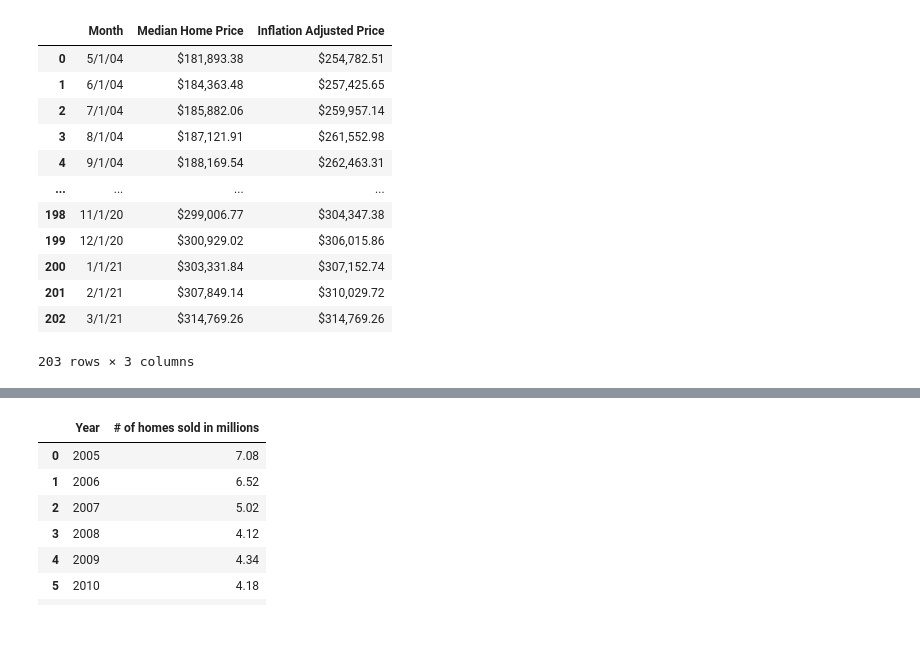
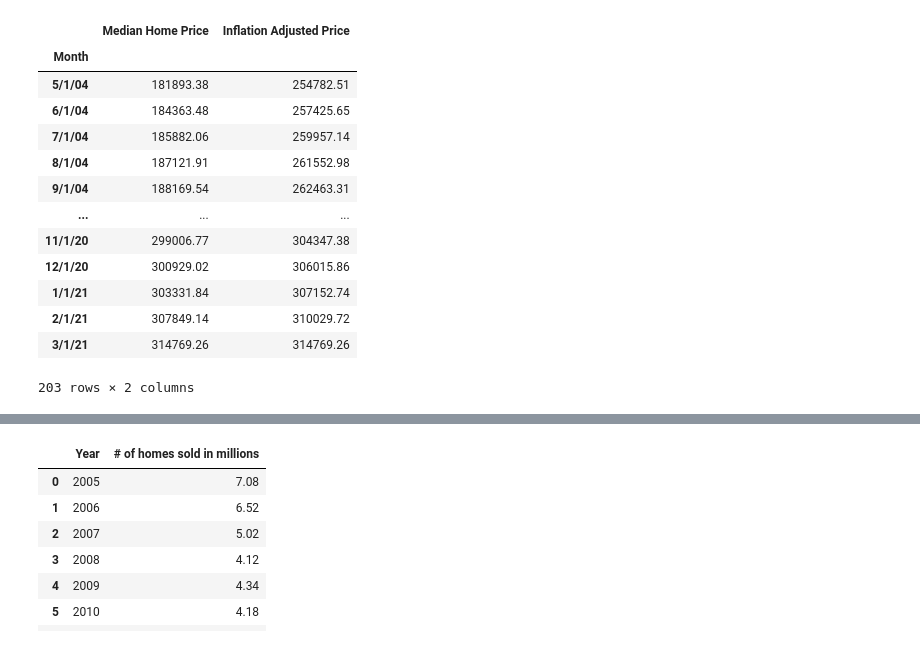
Before and after one commit to jrrameau2000/Housing_Market_Prediction, a Jupyter notebook: Project3.ipynb, the cells around one changed output, grey strips where cells are left out. Drawn from its saved outputs; the diff is of its cells as text; code cells hidden in the pictures.

```diff
--- a/Project3.ipynb
+++ b/Project3.ipynb
@@ -9,20 +9,26 @@ import matplotlib.pyplot as plt
 # %%
 # Median Home Prices
 
-df1= pd.read_csv(Path('c:/users/Tavar/Downloads/US Median Home Price  - Sheet1 (1).csv'))
+df1= pd.read_csv(Path('c:/users/Tavar/Downloads/US Median Home Price  - Sheet1 (1).csv'),index_col="Month " , parse_dates = True)
+
+df1= df.replace({"\$":"",",":""},regex=True)
+df1.set_index("Month ", inplace=True)
+
+df1=df1.apply(pd.to_numeric)
 
 df1
 # %% [output]
-|  | Month | Median Home Price | Inflation Adjusted Price |
-| 0 | 5/1/04 | $181,893.38 | $254,782.51 |
-| 1 | 6/1/04 | $184,363.48 | $257,425.65 |
-| 2 | 7/1/04 | $185,882.06 | $259,957.14 |
-| 3 | 8/1/04 | $187,121.91 | $261,552.98 |
-| 4 | 9/1/04 | $188,169.54 | $262,463.31 |
-| ... | ... | ... | ... |
-| 198 | 11/1/20 | $299,006.77 | $304,347.38 |
-| 199 | 12/1/20 | $300,929.02 | $306,015.86 |
-| 200 | 1/1/21 | $303,331.84 | $307,152.74 |
-| 201 | 2/1/21 | $307,849.14 | $310,029.72 |
-| 202 | 3/1/21 | $314,769.26 | $314,769.26 |
+|  | Median Home Price | Inflation Adjusted Price |
+| Month |  |  |
+| 5/1/04 | 181893.38 | 254782.51 |
+| 6/1/04 | 184363.48 | 257425.65 |
+| 7/1/04 | 185882.06 | 259957.14 |
+| 8/1/04 | 187121.91 | 261552.98 |
+| 9/1/04 | 188169.54 | 262463.31 |
+| ... | ... | ... |
+| 11/1/20 | 299006.77 | 304347.38 |
+| 12/1/20 | 300929.02 | 306015.86 |
+| 1/1/21 | 303331.84 | 307152.74 |
+| 2/1/21 | 307849.14 | 310029.72 |
+| 3/1/21 | 314769.26 | 314769.26 |
-203 rows × 3 columns
+203 rows × 2 columns
```
Also changed, not shown: parts of 4 cells of this notebook.
